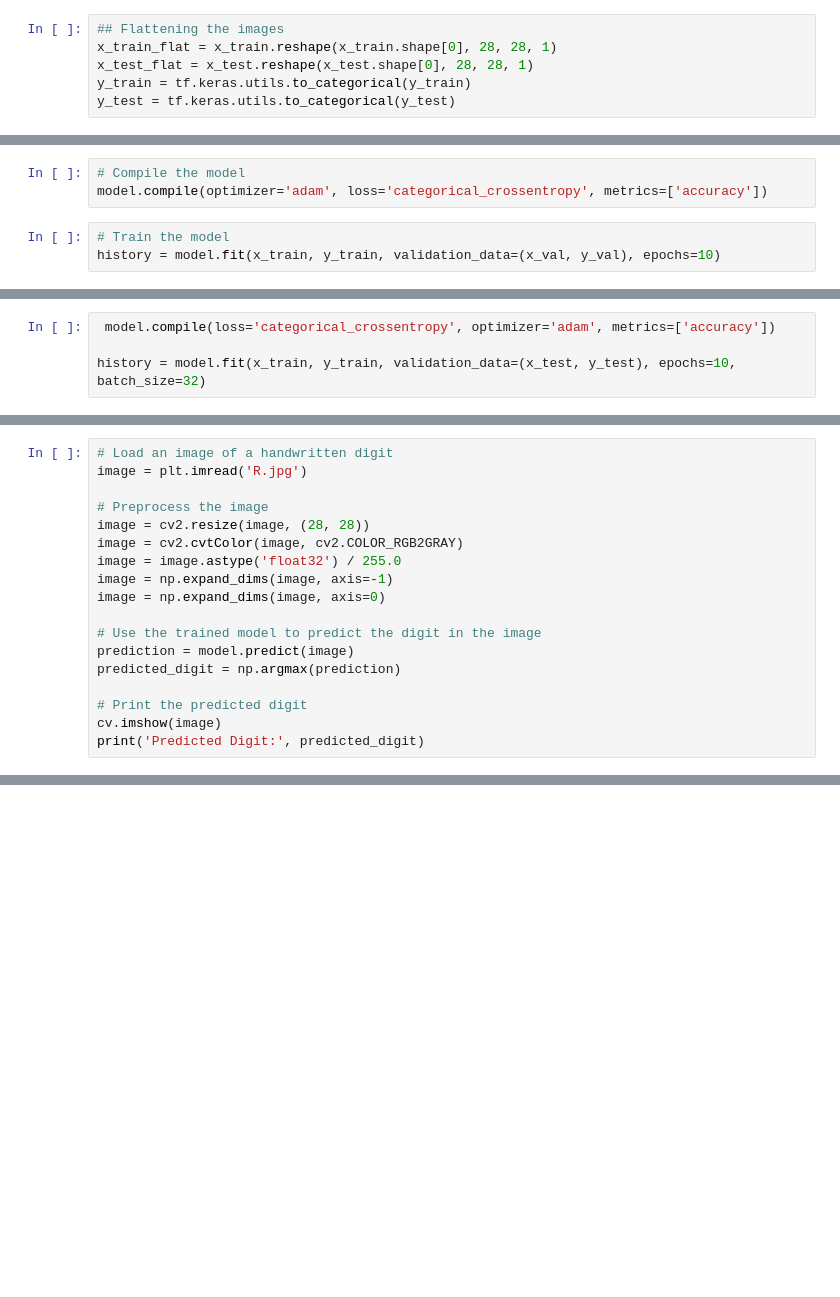
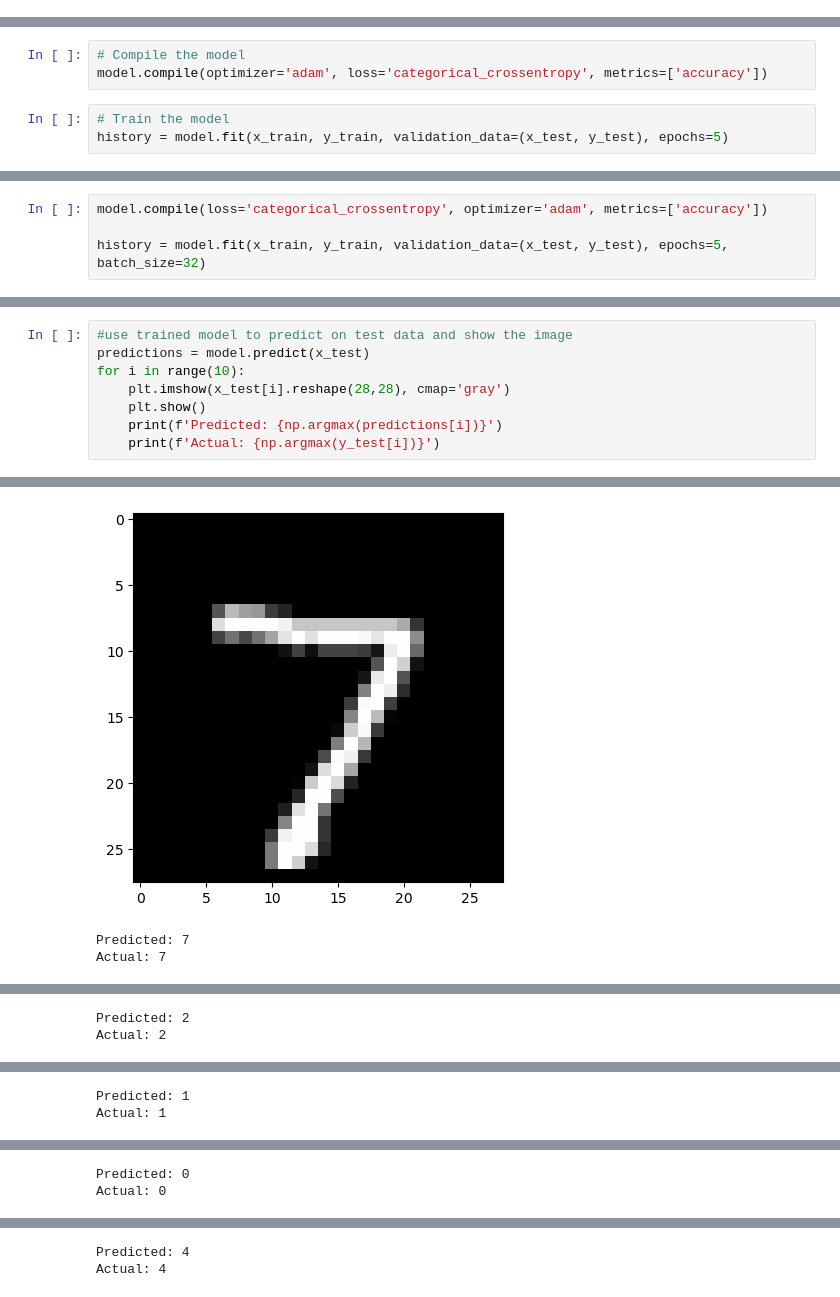
Before and after one commit to TiyashaMallick1309/Handwritten-Digit-Recognition, a Jupyter notebook: Handwritten digit recognition.ipynb, the cells around one changed output, grey strips where cells are left out. Drawn from its saved outputs; the diff is of its cells as text; blank space fills up the shorter version.

```diff
--- a/Handwritten digit recognition.ipynb
+++ b/Handwritten digit recognition.ipynb
@@ -78,9 +51,3 @@ print(x_train.shape)
-# %%
-## Flattening the images
-x_train_flat = x_train.reshape(x_train.shape[0], 28, 28, 1)
-x_test_flat = x_test.reshape(x_test.shape[0], 28, 28, 1)
-y_train = tf.keras.utils.to_categorical(y_train)
-y_test = tf.keras.utils.to_categorical(y_test)
 # %%
 # Define the model architecture
 model = tf.keras.models.Sequential([
@@ -98,4 +65,4 @@ model = tf.keras.models.Sequential([
 model.compile(optimizer='adam', loss='categorical_crossentropy', metrics=['accuracy'])
 # %%
 # Train the model
-history = model.fit(x_train, y_train, validation_data=(x_val, y_val), epochs=10)
+history = model.fit(x_train, y_train, validation_data=(x_test, y_test), epochs=5)
@@ -106,4 +87,4 @@ print('Test accuracy:', test_acc)
 # %%
- model.compile(loss='categorical_crossentropy', optimizer='adam', metrics=['accuracy'])
+model.compile(loss='categorical_crossentropy', optimizer='adam', metrics=['accuracy'])
 
-history = model.fit(x_train, y_train, validation_data=(x_test, y_test), epochs=10, batch_size=32)
+history = model.fit(x_train, y_train, validation_data=(x_test, y_test), epochs=5, batch_size=32)
@@ -116,18 +111,9 @@ print('Test accuracy:', test_acc)
-# %%
-# Load an image of a handwritten digit
-image = plt.imread('R.jpg')
-
-# Preprocess the image
-image = cv2.resize(image, (28, 28))
-image = cv2.cvtColor(image, cv2.COLOR_RGB2GRAY)
-image = image.astype('float32') / 255.0
-image = np.expand_dims(image, axis=-1)
-image = np.expand_dims(image, axis=0)
-
-# Use the trained model to predict the digit in the image
-prediction = model.predict(image)
-predicted_digit = np.argmax(prediction)
-
-# Print the predicted digit
-cv.imshow(image)
-print('Predicted Digit:', predicted_digit)
+# %%
+#use trained model to predict on test data and show the image
+predictions = model.predict(x_test)
+for i in range(10):
+    plt.imshow(x_test[i].reshape(28,28), cmap='gray')
+    plt.show()
+    print(f'Predicted: {np.argmax(predictions[i])}')
+    print(f'Actual: {np.argmax(y_test[i])}')
+# %% [output]
@@ -133,0 +121,3 @@ print('Predicted Digit:', predicted_digit)
+[figure, added]
+Predicted: 7
+Actual: 7
@@ -133,0 +125,2 @@ print('Predicted Digit:', predicted_digit)
+Predicted: 2
+Actual: 2
@@ -133,0 +128,2 @@ print('Predicted Digit:', predicted_digit)
+Predicted: 1
+Actual: 1
@@ -133,0 +131,2 @@ print('Predicted Digit:', predicted_digit)
+Predicted: 0
+Actual: 0
@@ -133,0 +134,2 @@ print('Predicted Digit:', predicted_digit)
+Predicted: 4
+Actual: 4
```
Also changed, not shown: parts of 15 cells of this notebook.
